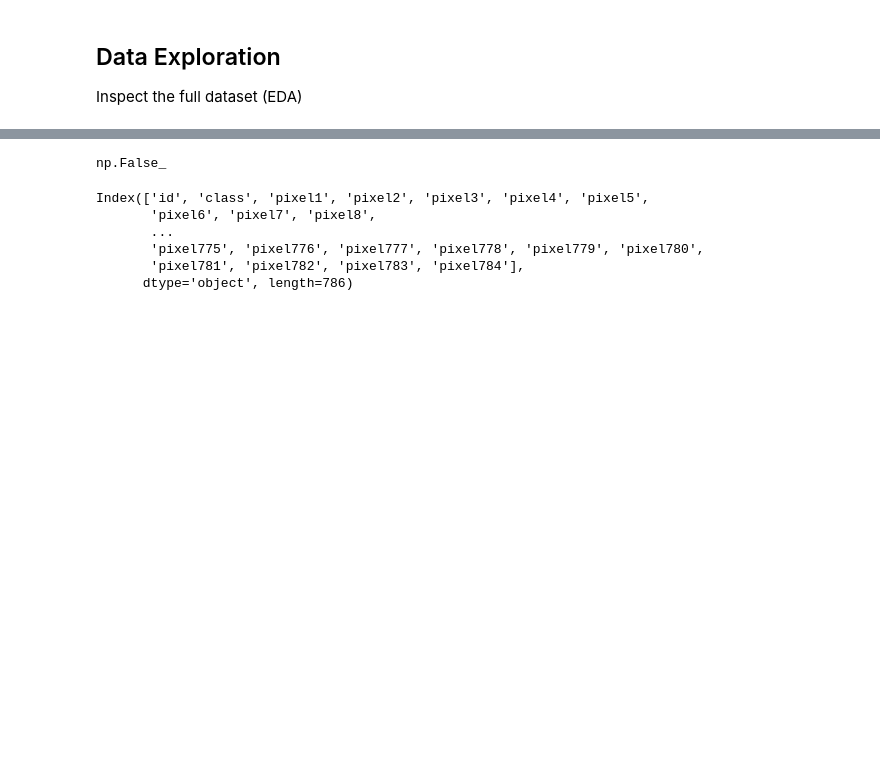
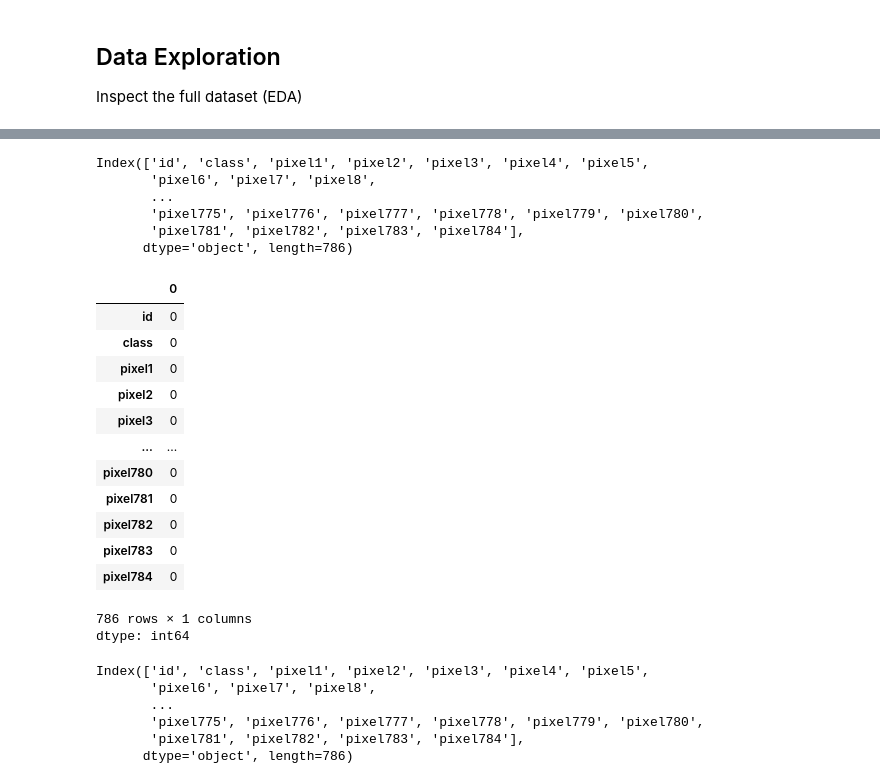
Before and after one commit to athernoor96-Aa/Logistic-Regression-Model, a Jupyter notebook: Logistic_Regression_Model.ipynb, the cells around one changed output, grey strips where cells are left out. Drawn from its saved outputs; the diff is of its cells as text; code cells hidden in the pictures; blank space fills up the shorter version.

```diff
--- a/Logistic_Regression_Model.ipynb
+++ b/Logistic_Regression_Model.ipynb
@@ -61,7 +65,29 @@ Index(['id', 'class', 'pixel1', 'pixel2', 'pixel3', 'pixel4', 'pixel5',
+# %%
+df.columns   # Check Column Names
+# %% [output]
+Index(['id', 'class', 'pixel1', 'pixel2', 'pixel3', 'pixel4', 'pixel5',
+       'pixel6', 'pixel7', 'pixel8',
+       ...
+       'pixel775', 'pixel776', 'pixel777', 'pixel778', 'pixel779', 'pixel780',
+       'pixel781', 'pixel782', 'pixel783', 'pixel784'],
+      dtype='object', length=786)
 # %%
-df.isnull().sum().any()    # Check missing values
+df.isna().sum() #no missing values found
 # %% [output]
+|  | 0 |
+| id | 0 |
+| class | 0 |
+| pixel1 | 0 |
+| pixel2 | 0 |
+| pixel3 | 0 |
+| ... | ... |
+| pixel780 | 0 |
+| pixel781 | 0 |
+| pixel782 | 0 |
+| pixel783 | 0 |
+| pixel784 | 0 |
-np.False_
+786 rows × 1 columns
+dtype: int64
 # %%
 df.columns
 
```
Also changed, not shown: parts of 40 cells of this notebook.
